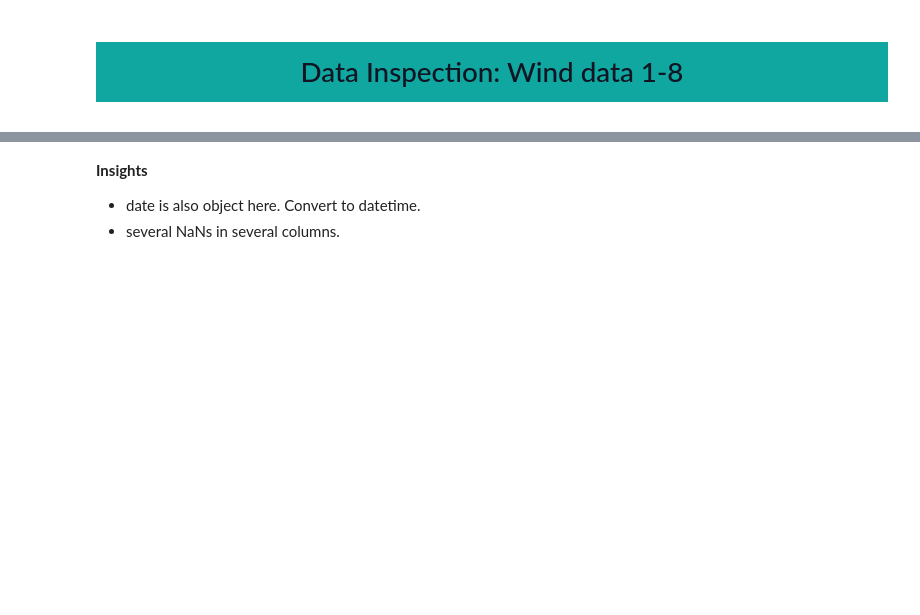
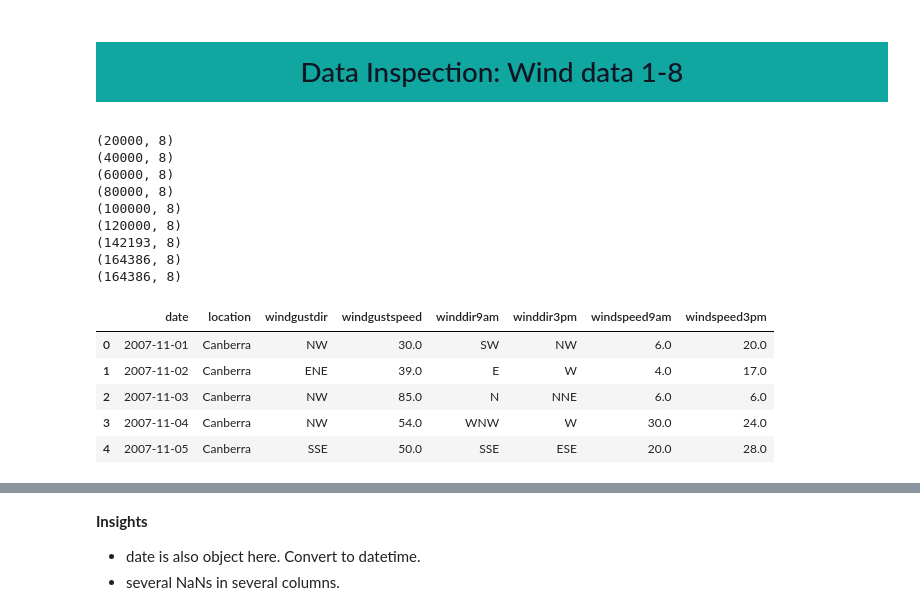
Before and after one commit to hbatistuzzo/Machine_Learning-Rain_in_Australia, a Jupyter notebook: case_itau_henrique.ipynb, the cells around one changed output, grey strips where cells are left out. Cells and saved outputs as stored; diff of their text form; code cells hidden in the pictures; blank space fills up the shorter version.

```diff
--- a/case_itau_henrique.ipynb
+++ b/case_itau_henrique.ipynb
@@ -301,4 +301,30 @@ X_train, X_test, y_train, y_test = train_test_split(X,y,test_size=0.2,random_sta
 # %% [markdown]
 <a id="3"></a>
 # <p style="padding:10px;background-color:#0fa79f;margin:0;color:#111423;font-family:newtimeroman;font-size:100%;text-align:center;border-radius: 15px 50px;overflow:hidden;font-weight:500">Data Inspection: Wind data 1-8</p>
+# %%
+#Lendo dataframes de vento
+wind = pd.DataFrame()
+for i in range(1, 9):
+    df_ = pd.read_csv(f'data/wind_table_0{i}.csv')
+    df_.columns = [col.replace("_", "") for col in df_.columns] # em alguns arquivos, os nomes das colunas estao diferentes. Isso resolve o problema!!
+    wind = pd.concat([wind, df_])
+    print(wind.shape)
+print(wind.shape)
+wind.head()
+# %% [output]
+(20000, 8)
+(40000, 8)
+(60000, 8)
+(80000, 8)
+(100000, 8)
+(120000, 8)
+(142193, 8)
+(164386, 8)
+(164386, 8)
+|  | date | location | windgustdir | windgustspeed | winddir9am | winddir3pm | windspeed9am | windspeed3pm |
+| 0 | 2007-11-01 | Canberra | NW | 30.0 | SW | NW | 6.0 | 20.0 |
+| 1 | 2007-11-02 | Canberra | ENE | 39.0 | E | W | 4.0 | 17.0 |
+| 2 | 2007-11-03 | Canberra | NW | 85.0 | N | NNE | 6.0 | 6.0 |
+| 3 | 2007-11-04 | Canberra | NW | 54.0 | WNW | W | 30.0 | 24.0 |
+| 4 | 2007-11-05 | Canberra | SSE | 50.0 | SSE | ESE | 20.0 | 28.0 |
 # %%
```
Also changed, not shown: parts of 14 cells of this notebook, 7 other files.
